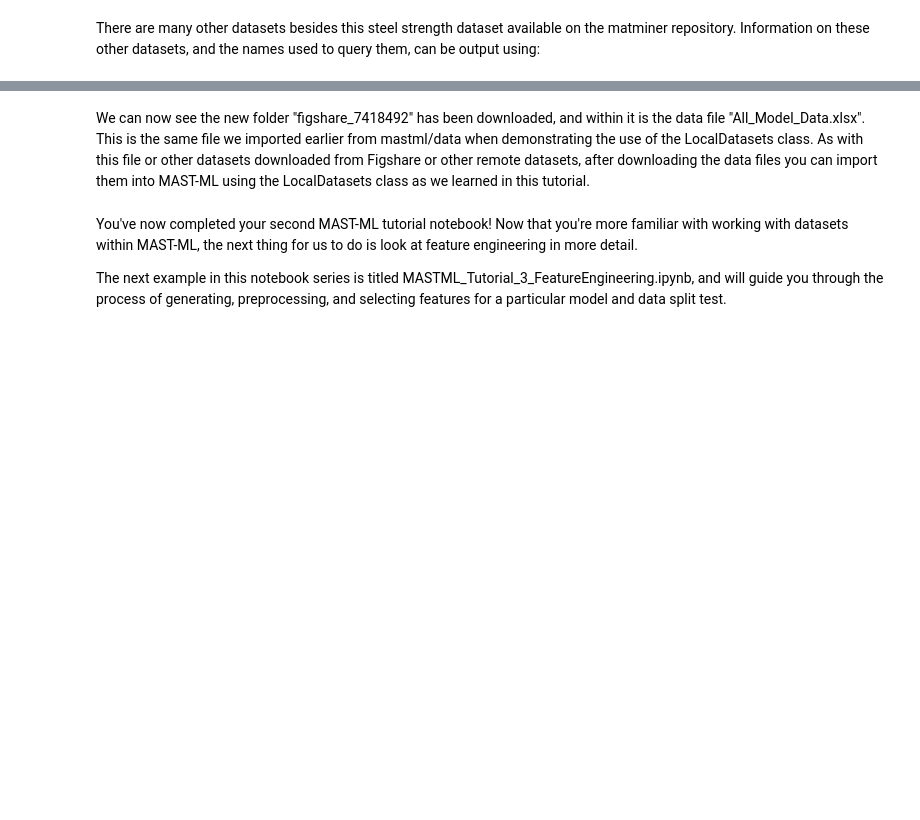
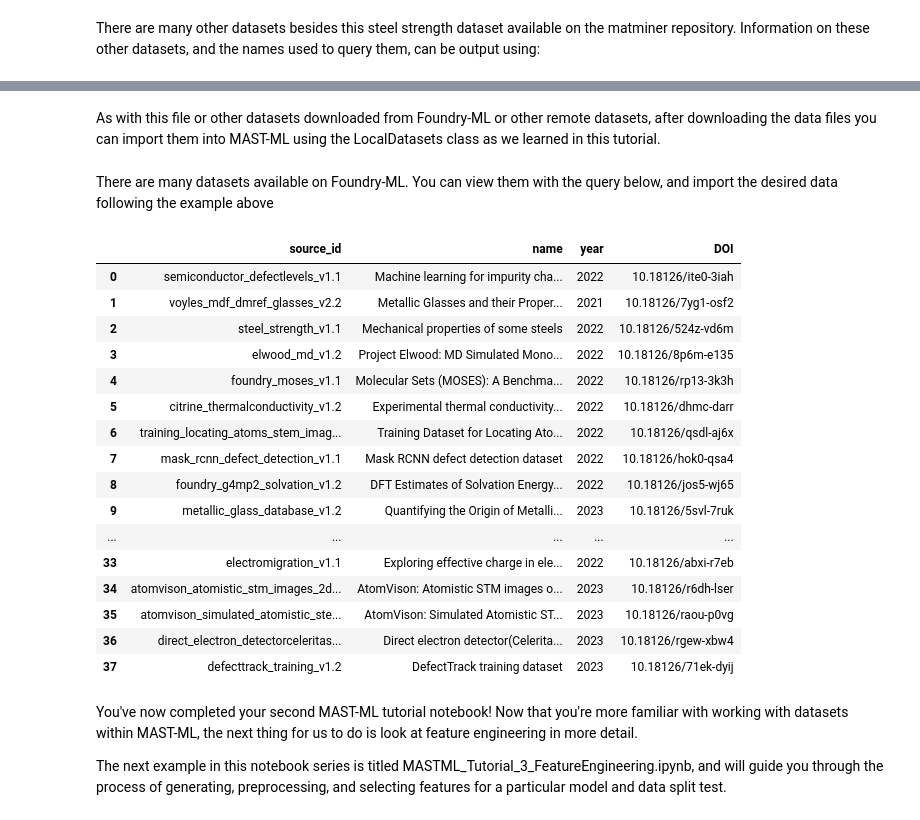
Before and after one commit to uw-cmg/MAST-ML, a Jupyter notebook: examples/MASTML_Tutorial_2_DataImport.ipynb, the cells around one changed output, grey strips where cells are left out. Cells and saved outputs as stored; diff of their text form; code cells hidden in the pictures; blank space fills up the shorter version.

```diff
--- a/examples/MASTML_Tutorial_2_DataImport.ipynb
+++ b/examples/MASTML_Tutorial_2_DataImport.ipynb
@@ -337,0 +500,8 @@ FigshareDatasets().download_data(article_id='7418492')
+# %%
+from foundry import Foundry
+
+f = Foundry()
+
+# Load the data here!
+f.load('10.18126/uppe-p8p1', globus=False)
+res = f.load_data()
@@ -338,11 +539,31 @@ FigshareDatasets().download_data(article_id='7418492')
 # %% [markdown]
-We can now see the new folder "figshare_7418492" has been downloaded,
-and within it is the data file "All_Model_Data.xlsx". This is the same
-file we imported earlier from mastml/data when demonstrating the use
-of the LocalDatasets class. As with this file or other datasets downloaded
-from Figshare or other remote datasets, after downloading the data files
+As with this file or other datasets downloaded
+from Foundry-ML or other remote datasets, after downloading the data files
 you can import them into MAST-ML using the LocalDatasets class as we
 learned in this tutorial.
+# %% [markdown]
+There are many datasets available on Foundry-ML. You can view them with the query below, and import the desired data following
+the example above
+# %%
+f.list()
+# %% [output]
+|  | source_id | name | year | DOI |
+| 0 | semiconductor_defectlevels_v1.1 | Machine learning for impurity cha... | 2022 | 10.18126/ite0-3iah |
+| 1 | voyles_mdf_dmref_glasses_v2.2 | Metallic Glasses and their Proper... | 2021 | 10.18126/7yg1-osf2 |
+| 2 | steel_strength_v1.1 | Mechanical properties of some steels | 2022 | 10.18126/524z-vd6m |
+| 3 | elwood_md_v1.2 | Project Elwood: MD Simulated Mono... | 2022 | 10.18126/8p6m-e135 |
+| 4 | foundry_moses_v1.1 | Molecular Sets (MOSES): A Benchma... | 2022 | 10.18126/rp13-3k3h |
+| 5 | citrine_thermalconductivity_v1.2 | Experimental thermal conductivity... | 2022 | 10.18126/dhmc-darr |
+| 6 | training_locating_atoms_stem_imag... | Training Dataset for Locating Ato... | 2022 | 10.18126/qsdl-aj6x |
+| 7 | mask_rcnn_defect_detection_v1.1 | Mask RCNN defect detection dataset | 2022 | 10.18126/hok0-qsa4 |
+| 8 | foundry_g4mp2_solvation_v1.2 | DFT Estimates of Solvation Energy... | 2022 | 10.18126/jos5-wj65 |
+| 9 | metallic_glass_database_v1.2 | Quantifying the Origin of Metalli... | 2023 | 10.18126/5svl-7ruk |
+| ... | ... | ... | ... | ... |
+| 33 | electromigration_v1.1 | Exploring effective charge in ele... | 2022 | 10.18126/abxi-r7eb |
+| 34 | atomvison_atomistic_stm_images_2d... | AtomVison: Atomistic STM images o... | 2023 | 10.18126/r6dh-lser |
+| 35 | atomvison_simulated_atomistic_ste... | AtomVison: Simulated Atomistic ST... | 2023 | 10.18126/raou-p0vg |
+| 36 | direct_electron_detectorceleritas... | Direct electron detector(Celerita... | 2023 | 10.18126/rgew-xbw4 |
+| 37 | defecttrack_training_v1.2 | DefectTrack training dataset | 2023 | 10.18126/71ek-dyij |
 # %% [markdown]
 You've now completed your second MAST-ML tutorial notebook! Now that you're more familiar with working with datasets
 within MAST-ML, the next thing for us to do is look at feature engineering in more detail.
```
Also changed, not shown: parts of 36 cells of this notebook.
